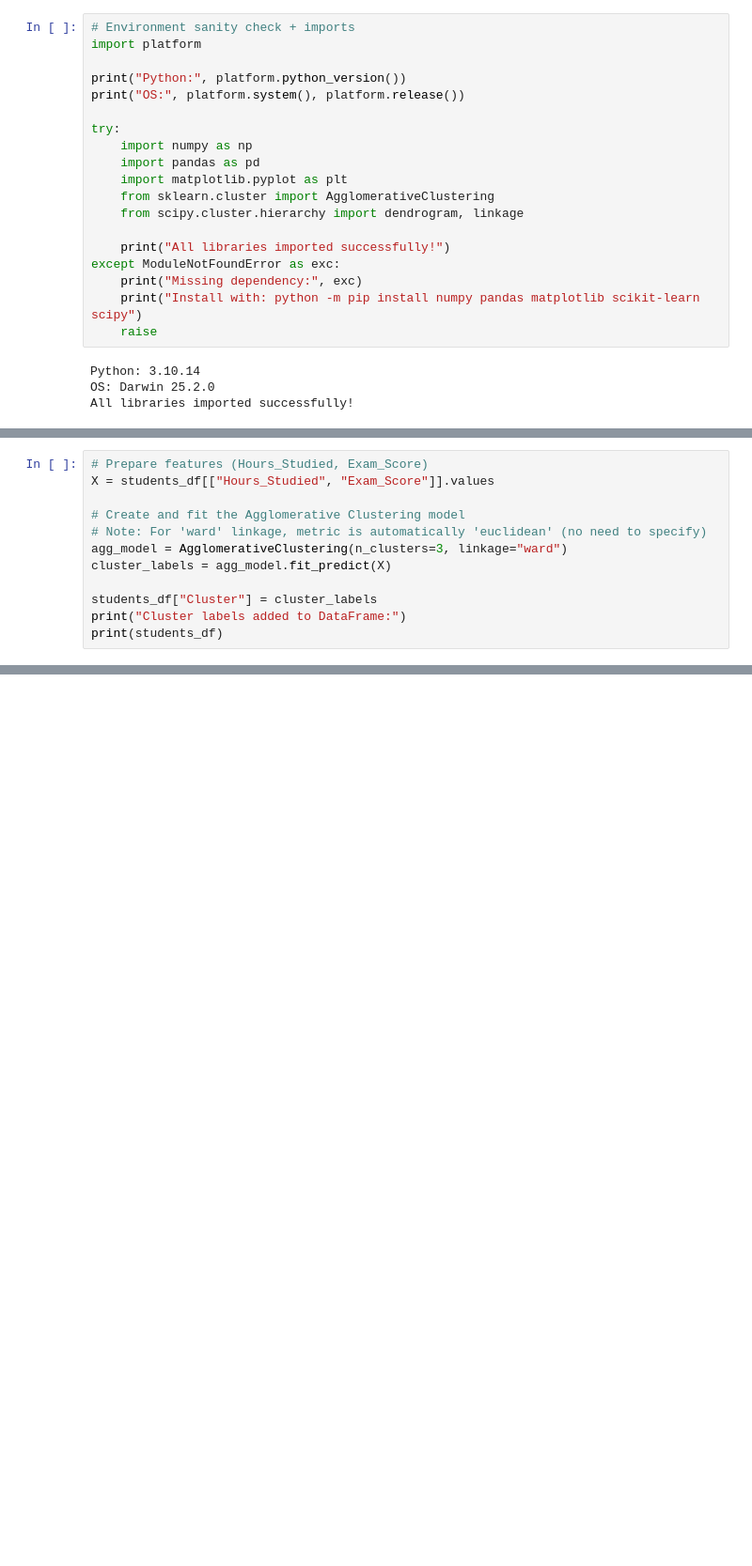
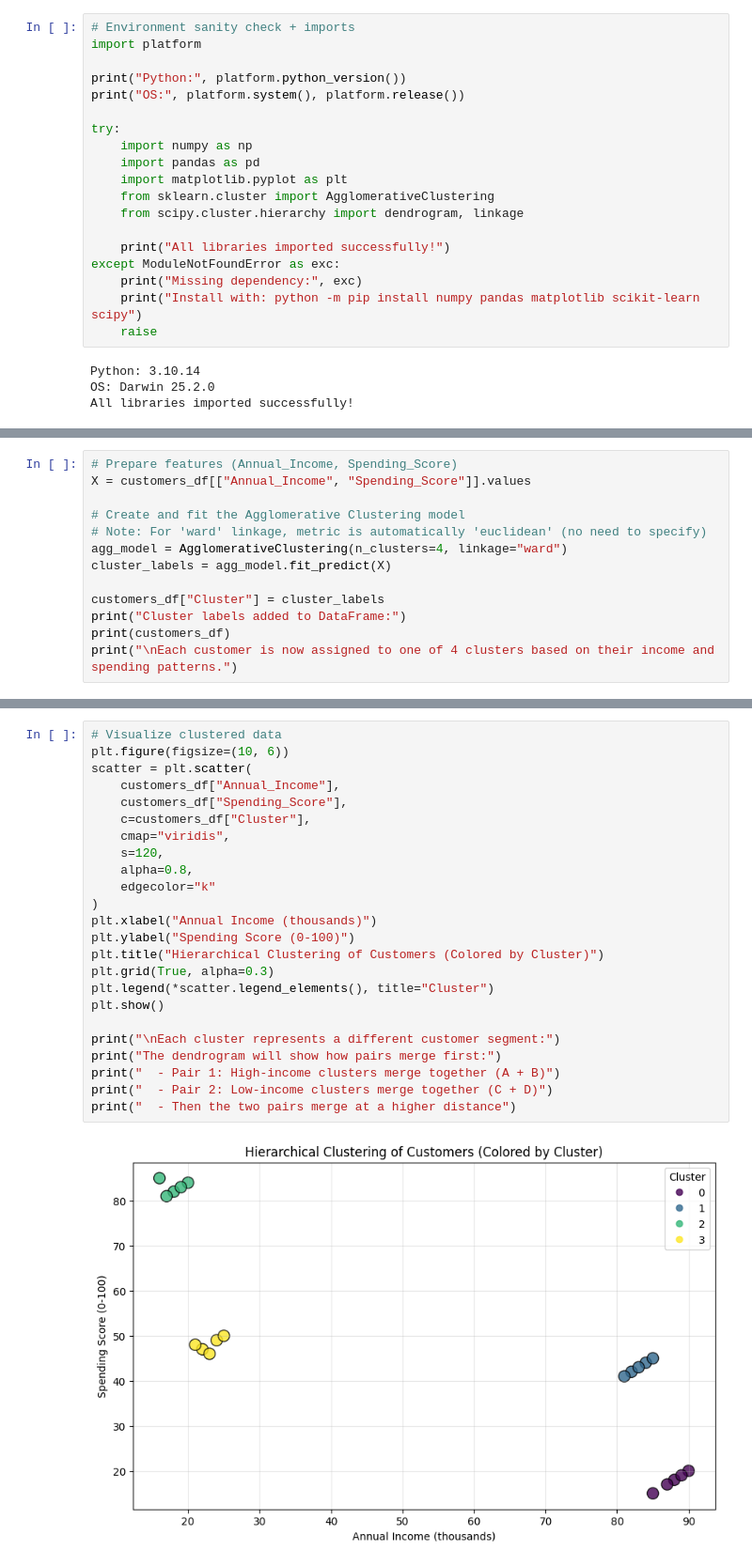
Before and after one commit to adzuci/ai-fundamentals, a Jupyter notebook: class-4-unsupervised-learning/02_class_4_hierarchical_clustering_basics.ipynb, the cells around one changed output, grey strips where cells are left out. Shown at 94% size. Drawn from its saved outputs; the diff is of its cells as text; blank space fills up the shorter version.

```diff
--- a/class-4-unsupervised-learning/02_class_4_hierarchical_clustering_basics.ipynb
+++ b/class-4-unsupervised-learning/02_class_4_hierarchical_clustering_basics.ipynb
@@ -124,14 +159,15 @@ Key choices:
 - `linkage="ward"` (minimizes variance within each cluster; automatically uses euclidean distance)
 # %%
-# Prepare features (Hours_Studied, Exam_Score)
-X = students_df[["Hours_Studied", "Exam_Score"]].values
+# Prepare features (Annual_Income, Spending_Score)
+X = customers_df[["Annual_Income", "Spending_Score"]].values
 
 # Create and fit the Agglomerative Clustering model
 # Note: For 'ward' linkage, metric is automatically 'euclidean' (no need to specify)
-agg_model = AgglomerativeClustering(n_clusters=3, linkage="ward")
+agg_model = AgglomerativeClustering(n_clusters=4, linkage="ward")
 cluster_labels = agg_model.fit_predict(X)
 
-students_df["Cluster"] = cluster_labels
+customers_df["Cluster"] = cluster_labels
 print("Cluster labels added to DataFrame:")
-print(students_df)
+print(customers_df)
+print("\nEach customer is now assigned to one of 4 clusters based on their income and spending patterns.")
 # %% [output]
@@ -178,0 +195,26 @@ plt.show()
+# %%
+# Visualize clustered data
+plt.figure(figsize=(10, 6))
+scatter = plt.scatter(
+    customers_df["Annual_Income"],
+    customers_df["Spending_Score"],
+    c=customers_df["Cluster"],
+    cmap="viridis",
+    s=120,
+    alpha=0.8,
+    edgecolor="k"
+)
+plt.xlabel("Annual Income (thousands)")
+plt.ylabel("Spending Score (0-100)")
+plt.title("Hierarchical Clustering of Customers (Colored by Cluster)")
+plt.grid(True, alpha=0.3)
+plt.legend(*scatter.legend_elements(), title="Cluster")
+plt.show()
+
+print("\nEach cluster represents a different customer segment:")
+print("The dendrogram will show how pairs merge first:")
+print("  - Pair 1: High-income clusters merge together (A + B)")
+print("  - Pair 2: Low-income clusters merge together (C + D)")
+print("  - Then the two pairs merge at a higher distance")
+# %% [output]
+[figure, added]
```
Also changed, not shown: parts of 20 cells of this notebook.
